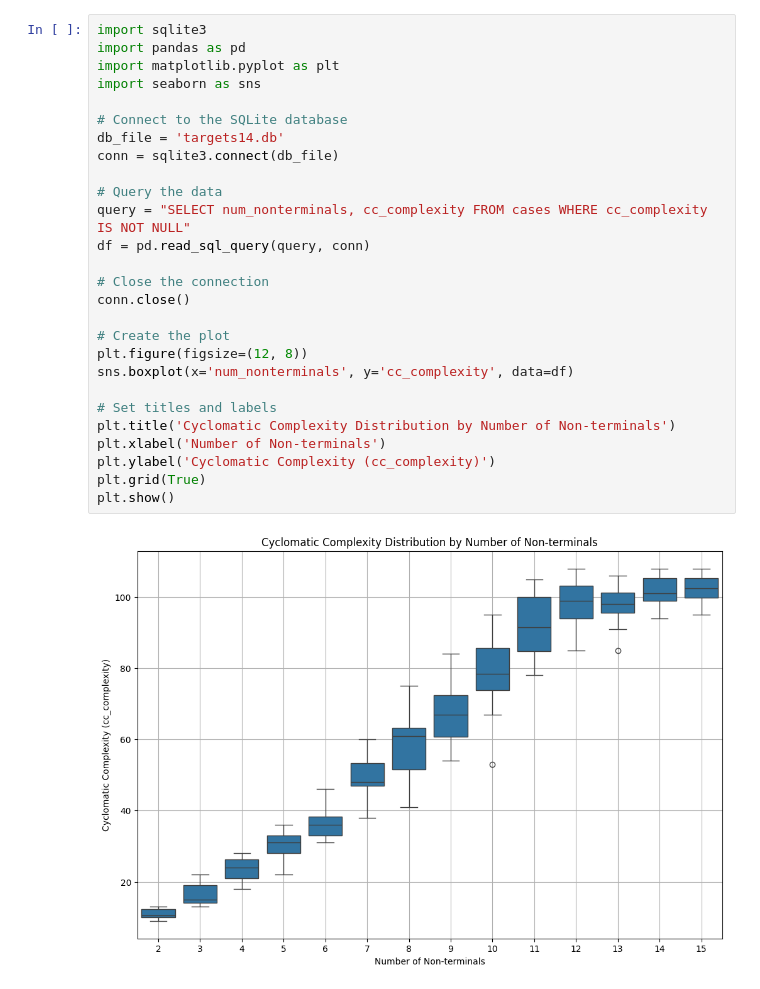
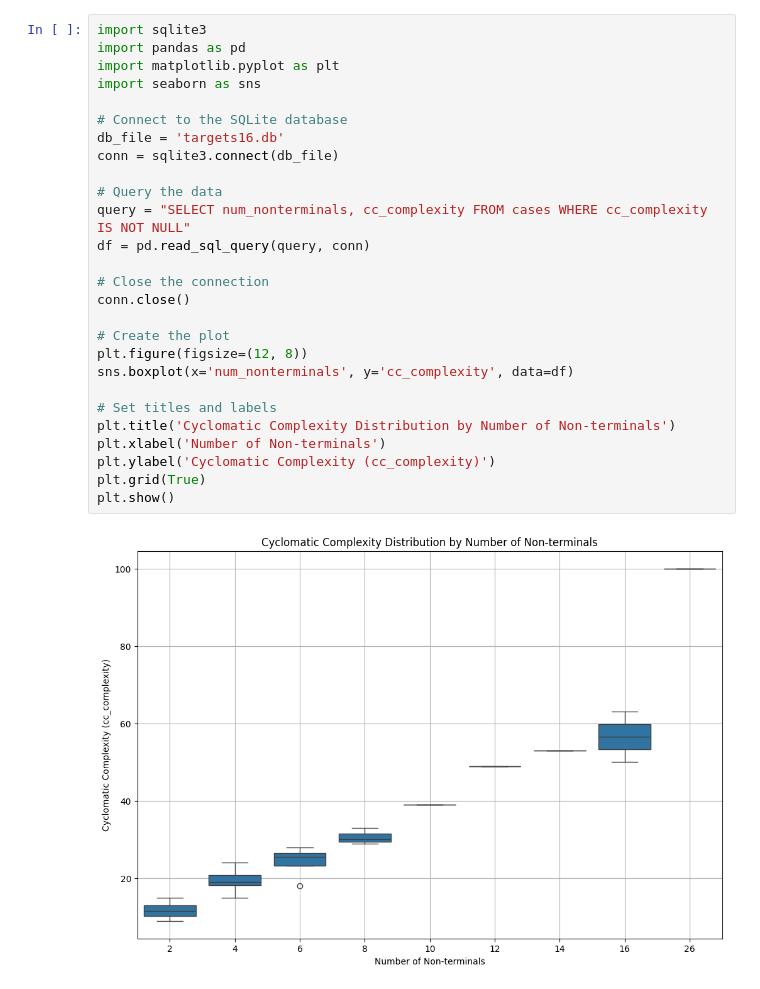
Before and after one commit to Jacksadventure/Grammar_bench, a Jupyter notebook: complexity_analysis.ipynb, the cells around one changed output. Saved outputs shown, nothing was run; the diff lists cells and outputs as text.

```diff
--- a/complexity_analysis.ipynb
+++ b/complexity_analysis.ipynb
@@ -1,29 +1,29 @@
 # %%
 import sqlite3
 import pandas as pd
 import matplotlib.pyplot as plt
 import seaborn as sns
 
 # Connect to the SQLite database
-db_file = 'targets14.db'
+db_file = 'targets16.db'
 conn = sqlite3.connect(db_file)
 
 # Query the data
 query = "SELECT num_nonterminals, cc_complexity FROM cases WHERE cc_complexity IS NOT NULL"
 df = pd.read_sql_query(query, conn)
 
 # Close the connection
 conn.close()
 
 # Create the plot
 plt.figure(figsize=(12, 8))
 sns.boxplot(x='num_nonterminals', y='cc_complexity', data=df)
 
 # Set titles and labels
 plt.title('Cyclomatic Complexity Distribution by Number of Non-terminals')
 plt.xlabel('Number of Non-terminals')
 plt.ylabel('Cyclomatic Complexity (cc_complexity)')
 plt.grid(True)
 plt.show()
 # %% [output]
-[figure, old version]
+[figure, new version]
```
Also changed, not shown: 25 other files.
